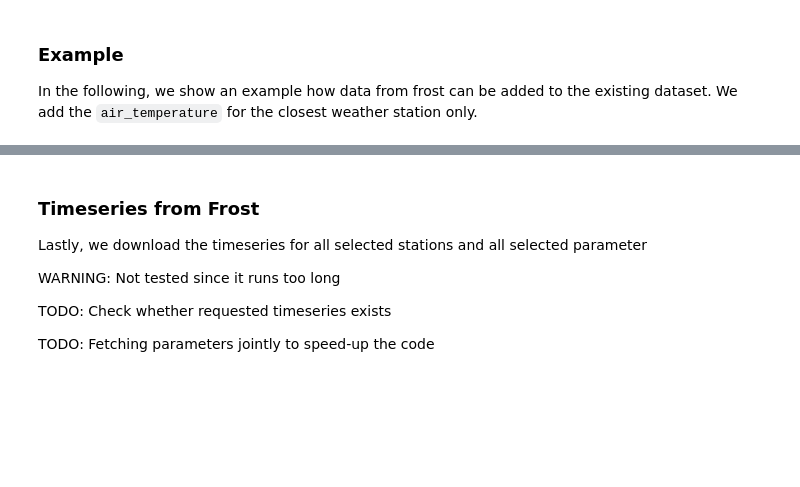
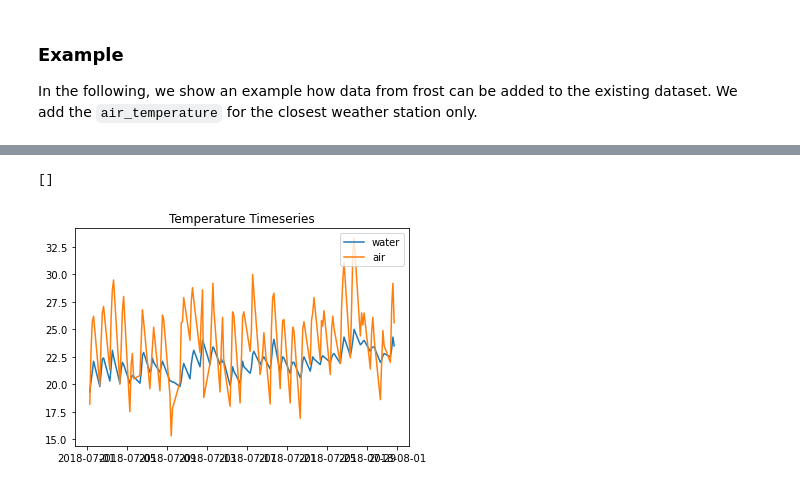
Before and after one commit to FlorianBeiser/havvarsel-data-driven-pred, a Jupyter notebook: frost-dataset-construction.ipynb, the cells around one changed output, grey strips where cells are left out. Saved outputs shown, nothing was run; the diff lists cells and outputs as text; code cells hidden in the pictures; blank space fills up the shorter version.

Commit message:
Fetching as csv, distance via haversin formula with package

```diff
--- a/frost-dataset-construction.ipynb
+++ b/frost-dataset-construction.ipynb
@@ -58,13 +57,13 @@ import FrostImporter
 The dataset construction relies on the selection of an observation site from the badevann dataset (`id` = 0....6, see badevann.no for further information) and the selection of a time range with `start_time` and `end_time`
 # %%
 # INPUTS
-station_id     = "5"
+station_id     = "1"
 
-start_time     = "2019-01-01T00:00"
-end_time       = "2019-12-31T23:59"
+start_time     = "2018-07-01T00:00"
+end_time       = "2018-07-31T23:59"
 
 # FrostImporter instance for given time period
-FrostImporter = FrostImporter.FrostImporter(start_time=start_time, end_time=end_time)
+frostImporter = FrostImporter.FrostImporter(start_time=start_time, end_time=end_time)
 # %%
 # Fetching data
-location, data = FrostImporter.havvarsel_frost(station_id)
+location, data = frostImporter.havvarsel_frost(station_id)
@@ -82,6 +85,7 @@ As preparation for the actual timeseries extract, we have to identify the `stati
 # %%
 # INPUT number of stations to consider in vicinity
 n = 5
+param = "air_temperature"
 
 # Retrieving n closest station ids
-station_ids = FrostImporter.frost_location_ids(location, n, client_id)
+station_ids = frostImporter.frost_location_ids(location, n, param, client_id)
@@ -89,3 +101,10 @@ station_ids = FrostImporter.frost_location_ids(location, n, client_id)
 ### Example
 
 In the following, we show an example how data from frost can be added to the existing dataset. We add the `air_temperature` for the closest weather station only.
+# %%
+# Load temperature
+param = "air_temperature"
+
+timeseries = frostImporter.frost(station_ids[0],param)
+
+timeseries
@@ -92,11 +126,6 @@ In the following, we show an example how data from frost can be added to the exi
 # %%
-# Load temperature
-param = "air_temperature"
-
-timeseries = FrostImporter.frost(station_ids[0],param)
-
 # Select suitable times from the timeseries and add it to data
-data4plot = FrostImporter.postprocess_frost(timeseries, "air_temp", data)
+data4plot = frostImporter.postprocess_frost(timeseries, station_ids[0], param, data)
 print(data4plot.head())
 
 # save to csv
@@ -104,7 +133,8 @@ data4plot.to_csv("dataset.csv")
 
 #plot
 plt.plot(data4plot["water_temp"], label="water")
-plt.plot(data4plot["air_temp0"], label="air")
+plt.plot(data4plot[station_ids[0]+param+"0"], label="air")
 plt.title("Temperature Timeseries")
 plt.legend(loc="upper right")
 plt.plot()
+# %% [output]
@@ -111,10 +148,2 @@ plt.plot()
+[]
+[figure, added]
-# %% [markdown]
-### Timeseries from Frost
-
-Lastly, we download the timeseries for all selected stations and all selected parameter
-
-WARNING: Not tested since it runs too long
-
-TODO: Check whether requested timeseries exists
-
-TODO: Fetching parameters jointly to speed-up the code
```
Also changed, not shown: parts of 6 cells of this notebook, 2 other files.
